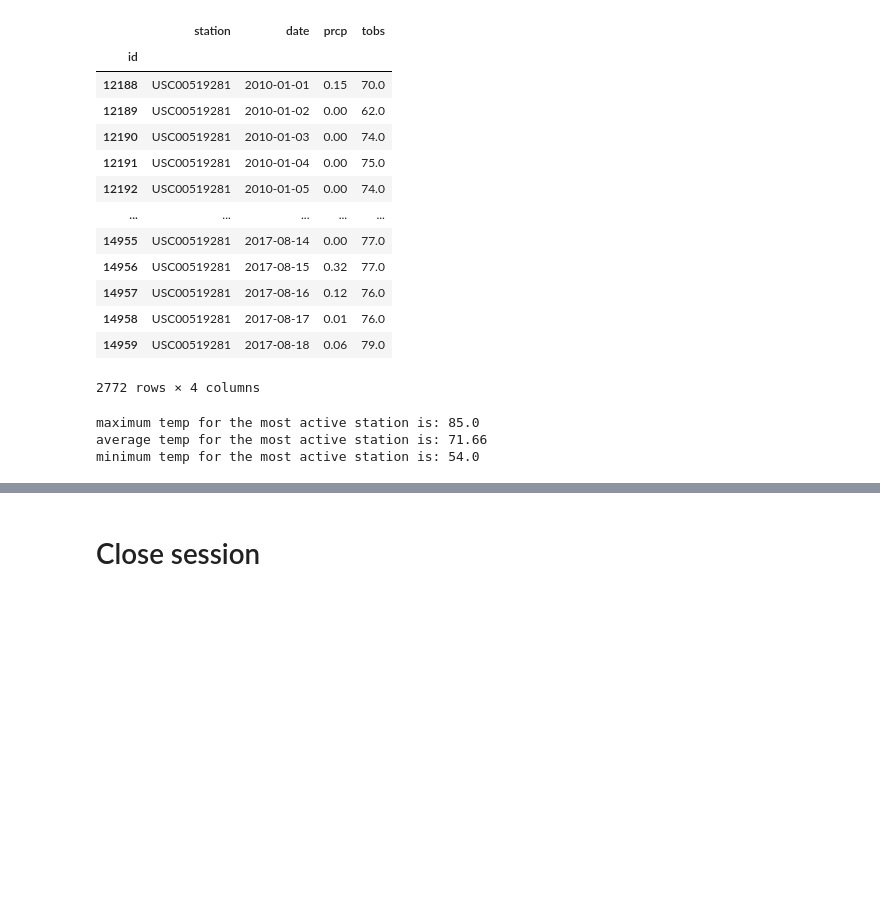
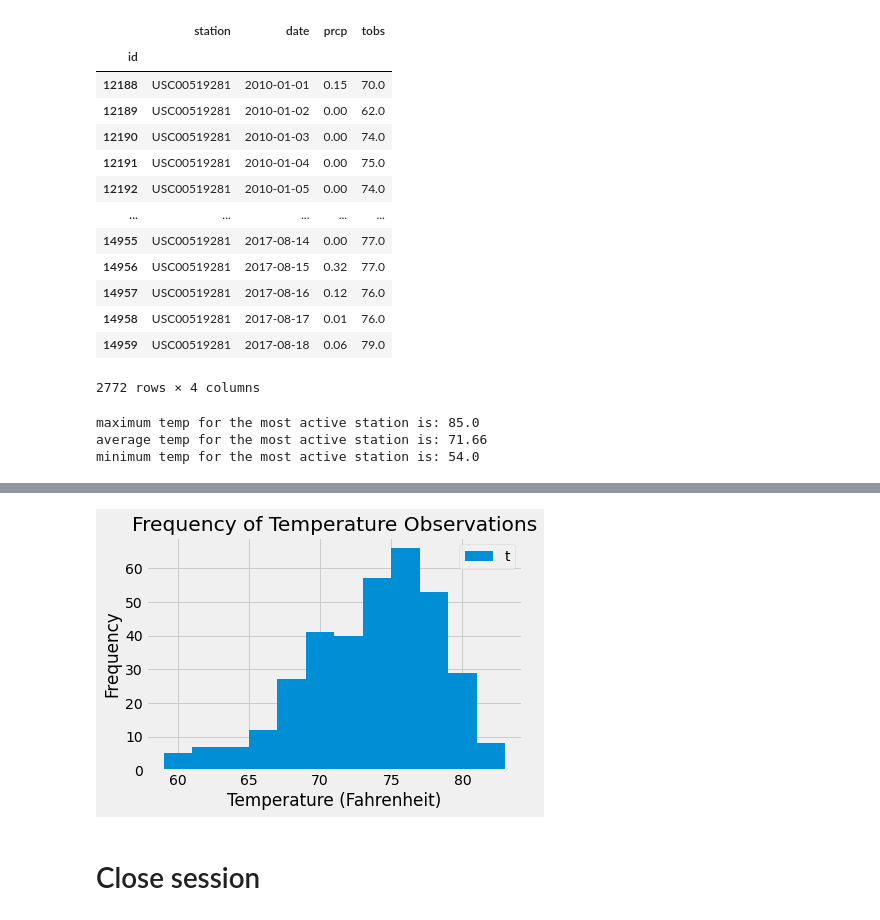
Before and after one commit to efennie/sqlalchemy-challenge, a Jupyter notebook: climate_starter.ipynb, the cells around one changed output, grey strips where cells are left out. Cells and saved outputs as stored; diff of their text form; code cells hidden in the pictures; blank space fills up the shorter version.

Commit message:
histogram

```diff
--- a/climate_starter.ipynb
+++ b/climate_starter.ipynb
@@ -249,3 +249,10 @@ minimum temp for the most active station is: 54.0
 # %%
 # Using the most active station id
 # Query the last 12 months of temperature observation data for this station and plot the results as a histogram
+
+#filter for the last 12 months of data from our most active station
+filter = (active_station['date'] >= '2016-08-23') & (active_station['date'] <= '2017-08-23')
+# %%
+# Sort the dataframe by date
+active_station = active_station.loc[filter]
+active_station
@@ -252,3 +274,16 @@ minimum temp for the most active station is: 54.0
+# %%
+#plot a histogram
+bins = 12
+
+x = active_station["tobs"]
+legend = "tobs"
+plt.hist(x, density=False, bins=bins)  # density=False would make counts
+plt.title('Frequency of Temperature Observations')
+plt.ylabel('Frequency')
+plt.legend(legend, loc='best')
+plt.xlabel('Temperature (Fahrenheit)');
+# %% [output]
+[figure, added]
 # %% [markdown]
 # Close session
 # %%
```
Also changed, not shown: parts of 1 cell of this notebook.
